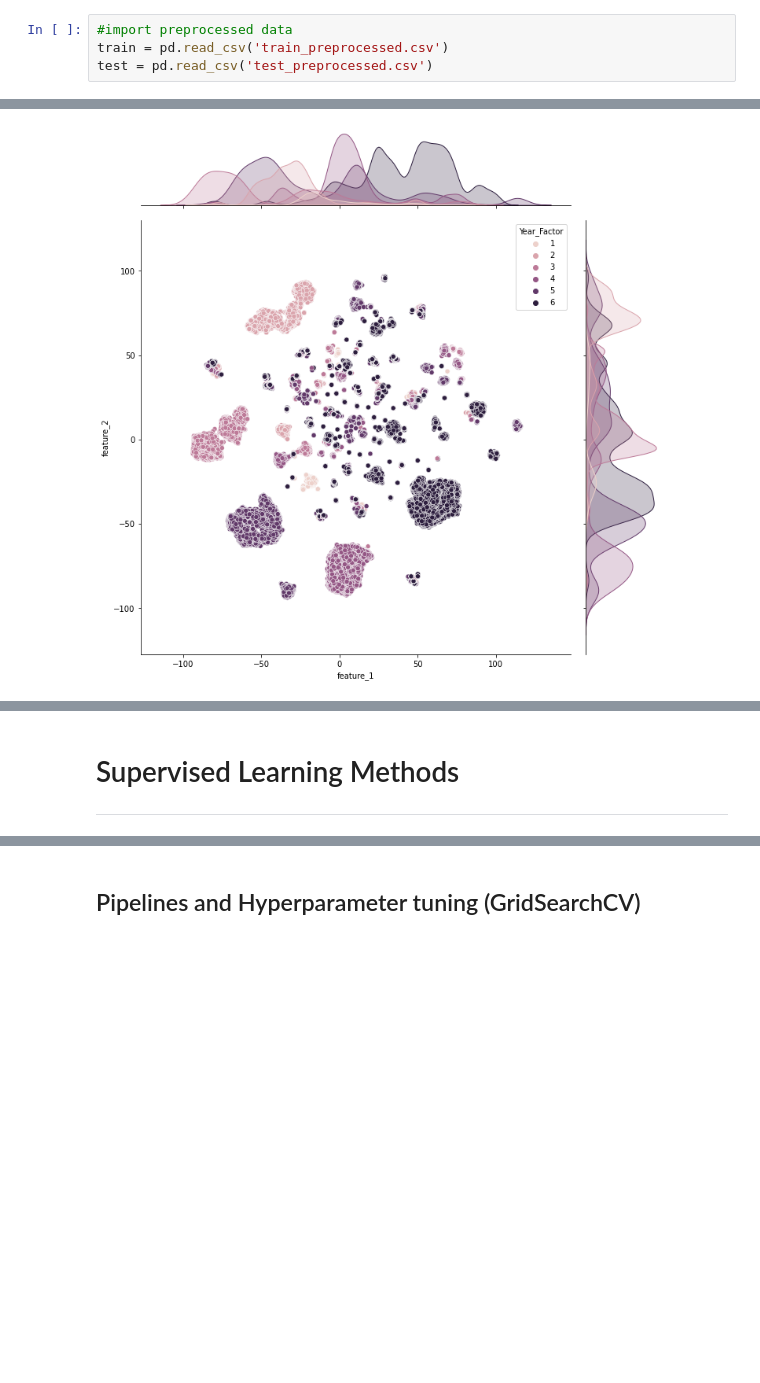
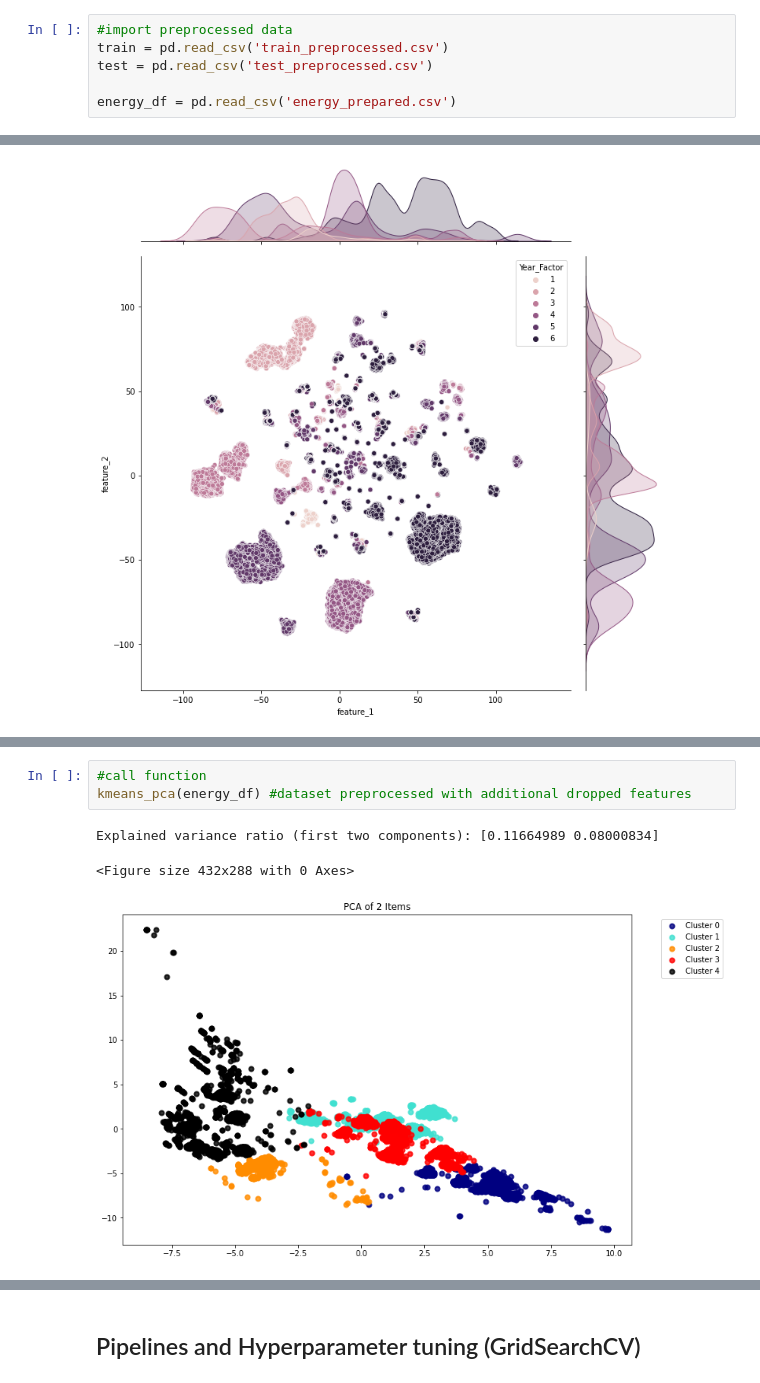
Before and after one commit to beckylorig/Energy-Use-Prediction-ML-WiDS-2022, a Jupyter notebook: 03_MODEL_BUILDING.ipynb, the cells around one changed output, grey strips where cells are left out. Saved outputs shown, nothing was run; the diff lists cells and outputs as text; blank space fills up the shorter version.

```diff
--- a/03_MODEL_BUILDING.ipynb
+++ b/03_MODEL_BUILDING.ipynb
@@ -54,5 +89,7 @@ warnings.simplefilter("ignore", UserWarning)
 #import preprocessed data
 train = pd.read_csv('train_preprocessed.csv')
 test = pd.read_csv('test_preprocessed.csv')
+
+energy_df = pd.read_csv('energy_prepared.csv')
 # %% [markdown]
 # Unsupervised Learning Techniques
@@ -202,4 +212,7 @@ Explained variance ratio (first two components): [0.11536954 0.07809309]
-# %% [markdown]
-# Supervised Learning Methods
-
--------------------
+# %%
+#call function
+kmeans_pca(energy_df) #dataset preprocessed with additional dropped features
+# %% [output]
+Explained variance ratio (first two components): [0.11664989 0.08000834]
+<Figure size 432x288 with 0 Axes>
+[figure, added]
```
Also changed, not shown: parts of 80 cells of this notebook.
